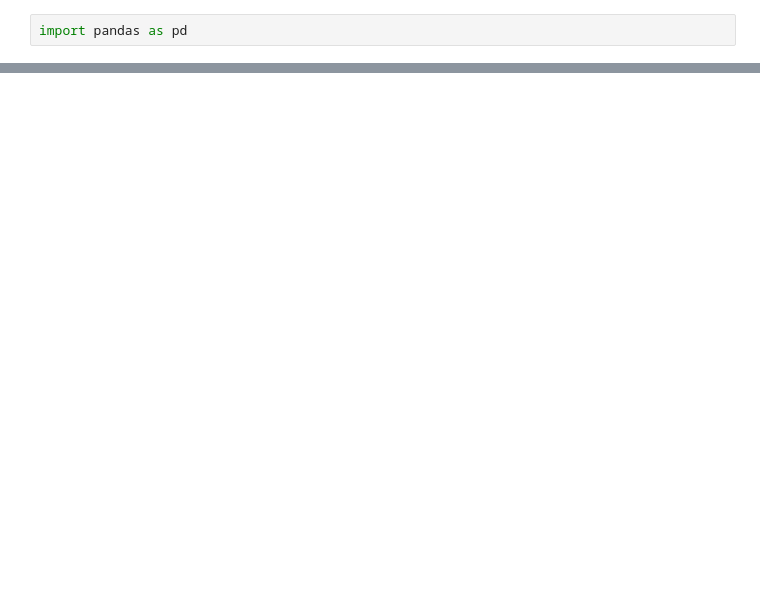
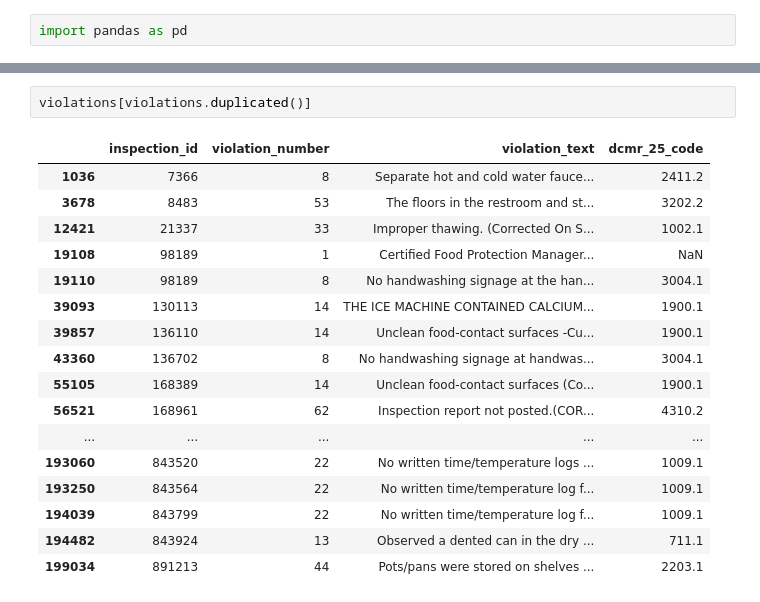
Before and after one commit to gregjd/dc_doh_hackathon, a Jupyter notebook: dc-restaurant-inspections.ipynb, the cells around one changed output, grey strips where cells are left out. Drawn from its saved outputs; the diff is of its cells as text; blank space fills up the shorter version.

```diff
--- a/dc-restaurant-inspections.ipynb
+++ b/dc-restaurant-inspections.ipynb
@@ -7,0 +52,20 @@ ParserError: Error tokenizing data. C error: Expected 2 fields in line 9, saw 3
+# %%
+violations[violations.duplicated()]
+# %% [output]
+|  | inspection_id | violation_number | violation_text | dcmr_25_code |
+| 1036 | 7366 | 8 | Separate hot and cold water fauce... | 2411.2 |
+| 3678 | 8483 | 53 | The floors in the restroom and st... | 3202.2 |
+| 12421 | 21337 | 33 | Improper thawing. (Corrected On S... | 1002.1 |
+| 19108 | 98189 | 1 | Certified Food Protection Manager... | NaN |
+| 19110 | 98189 | 8 | No handwashing signage at the han... | 3004.1 |
+| 39093 | 130113 | 14 | THE ICE MACHINE CONTAINED CALCIUM... | 1900.1 |
+| 39857 | 136110 | 14 | Unclean food-contact surfaces -Cu... | 1900.1 |
+| 43360 | 136702 | 8 | No handwashing signage at handwas... | 3004.1 |
+| 55105 | 168389 | 14 | Unclean food-contact surfaces (Co... | 1900.1 |
+| 56521 | 168961 | 62 | Inspection report not posted.(COR... | 4310.2 |
+| ... | ... | ... | ... | ... |
+| 193060 | 843520 | 22 | No written time/temperature logs ... | 1009.1 |
+| 193250 | 843564 | 22 | No written time/temperature log f... | 1009.1 |
+| 194039 | 843799 | 22 | No written time/temperature log f... | 1009.1 |
+| 194482 | 843924 | 13 | Observed a dented can in the dry ... | 711.1 |
+| 199034 | 891213 | 44 | Pots/pans were stored on shelves ... | 2203.1 |
```
Also changed, not shown: parts of 16 cells of this notebook, 1 other file.
